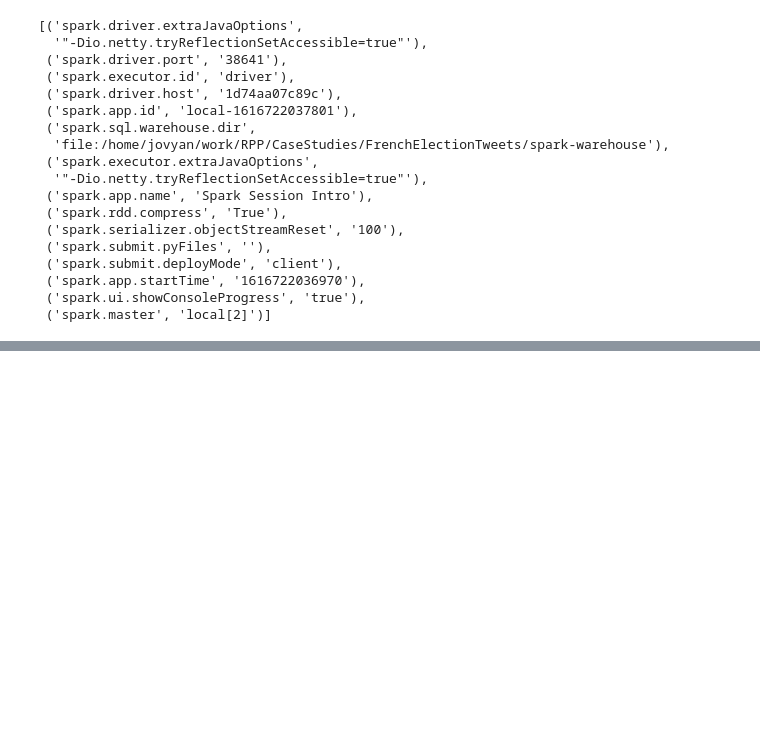
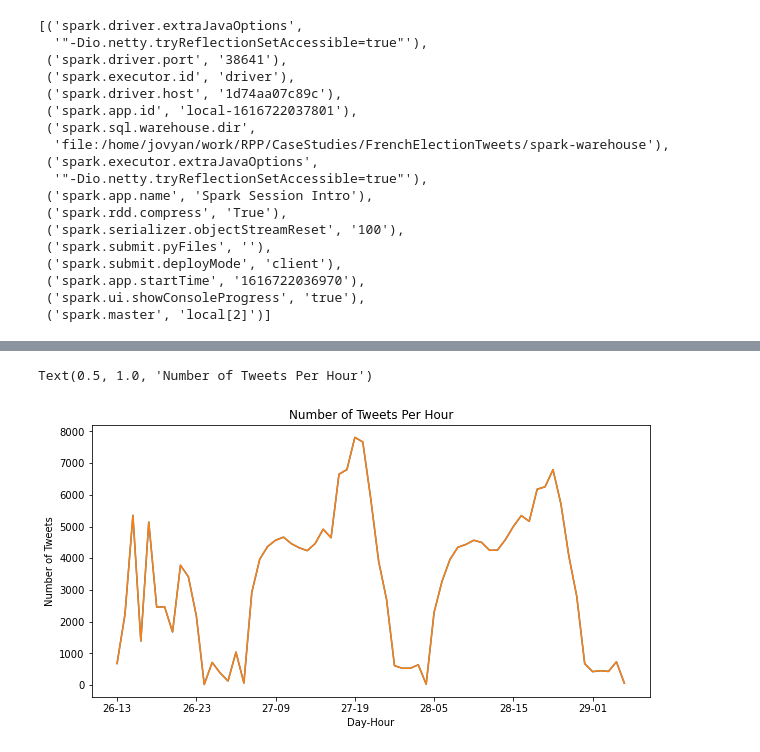
Before and after one commit to AndrewSamaha/FrenchElectionTweets, a Jupyter notebook: cs2.ipynb, the cells around one changed output, grey strips where cells are left out. Saved outputs shown, nothing was run; the diff lists cells and outputs as text; code cells hidden in the pictures; blank space fills up the shorter version.

```diff
--- a/cs2.ipynb
+++ b/cs2.ipynb
@@ -54,0 +125,6 @@ print(out.show())
+# %%
+df = frenchtweets_df.toPandas()
+# %%
+tweets_df = df[['created_at','text']]
+# %%
+tweets_df['Time Period'] = pd.to_datetime(tweets_df['created_at']).dt.strftime('%d-%H')
@@ -54,0 +164,10 @@ print(out.show())
+# %%
+tweet_group = tweets_df.groupby('Time Period').count()
+# %%
+ax = tweet_group.plot(kind='line',figsize=(10,5),legend=None)
+ax.set_xlabel('Day-Hour')
+ax.set_ylabel('Number of Tweets');
+ax.set_title('Number of Tweets Per Hour')
+# %% [output]
+Text(0.5, 1.0, 'Number of Tweets Per Hour')
+[figure, added]
```
Also changed, not shown: parts of 20 cells of this notebook, 5 other files.
